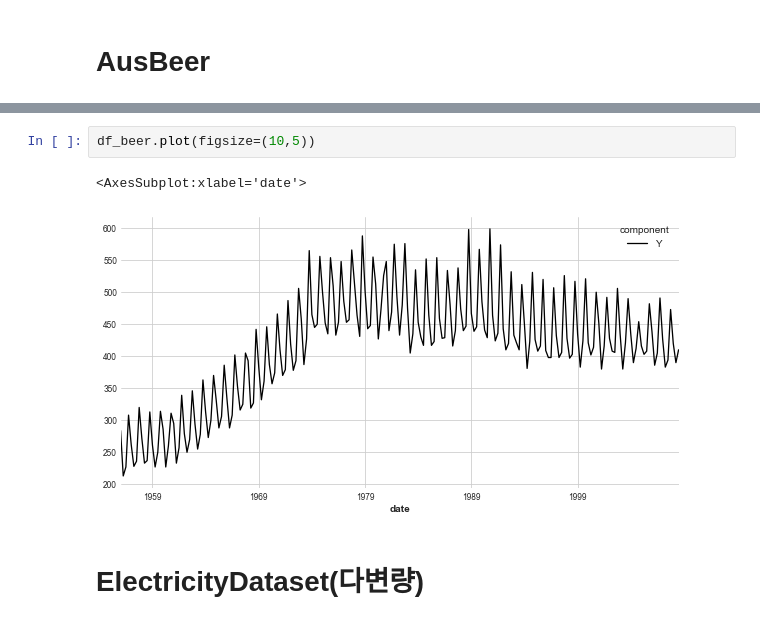
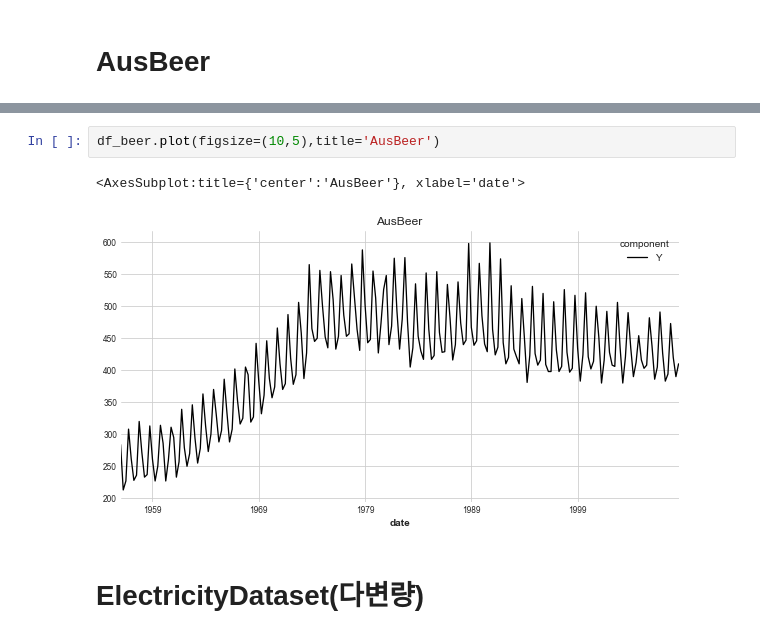
Before and after one commit to 21ckwj/Data-Analysis, a Jupyter notebook: blog용/[데이터수집] darts모듈 dataset.ipynb, the cells around one changed output, grey strips where cells are left out. Drawn from its saved outputs; the diff is of its cells as text.

```diff
--- a/blog용/[데이터수집] darts모듈 dataset.ipynb
+++ b/blog용/[데이터수집] darts모듈 dataset.ipynb
@@ -72,8 +97,8 @@ df_beer.head()
 # %%
-df_beer.plot(figsize=(10,5))
+df_beer.plot(figsize=(10,5),title='AusBeer')
 # %% [output]
-<AxesSubplot:xlabel='date'>
+<AxesSubplot:title={'center':'AusBeer'}, xlabel='date'>
-[figure, old version]
+[figure, new version]
 # %% [markdown]
 # ElectricityDataset(다변량)
 # %% [markdown]
```
Also changed, not shown: parts of 24 cells of this notebook, 5 other files.
